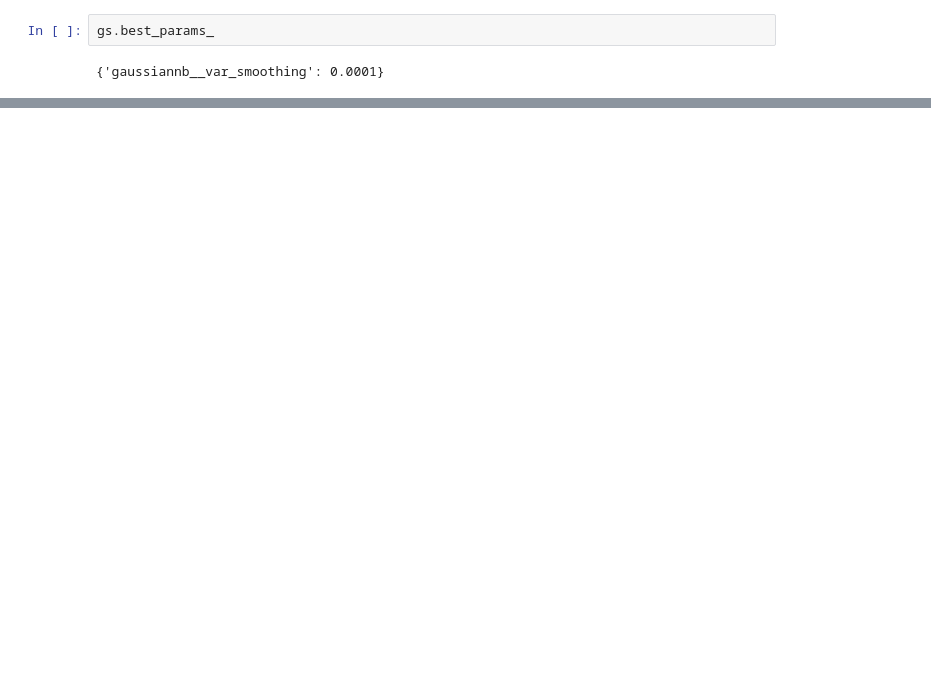
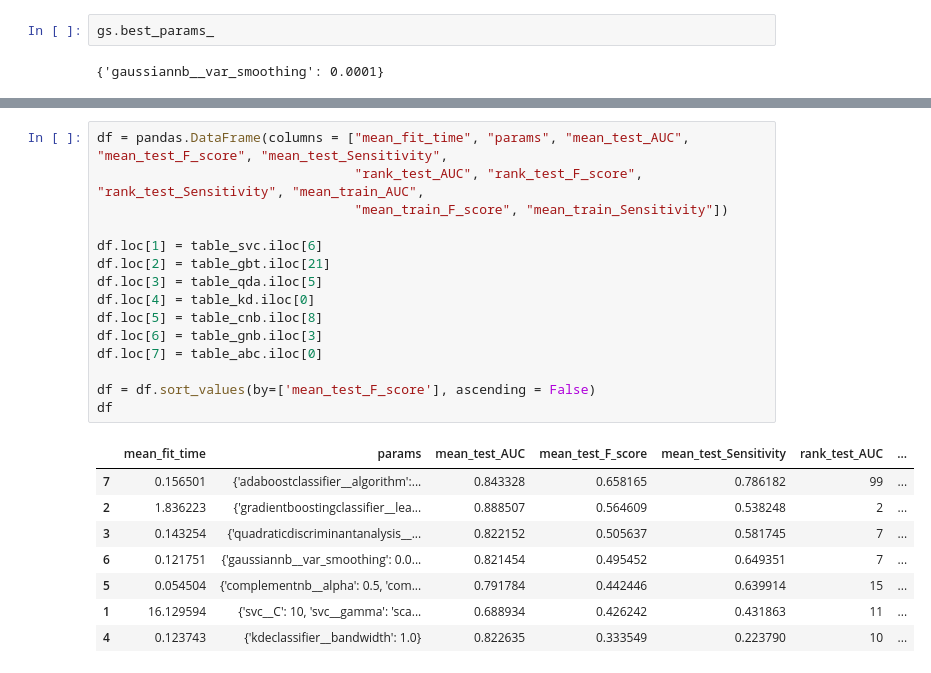
Before and after one commit to lkarol00/simulacion, a Jupyter notebook: Proyecto Semestre.ipynb, the cells around one changed output, grey strips where cells are left out. Saved outputs shown, nothing was run; the diff lists cells and outputs as text; blank space fills up the shorter version.

```diff
--- a/Proyecto Semestre.ipynb
+++ b/Proyecto Semestre.ipynb
@@ -893,0 +957,24 @@ table_abc
+# %%
+df = pandas.DataFrame(columns = ["mean_fit_time", "params", "mean_test_AUC", "mean_test_F_score", "mean_test_Sensitivity",
+                                 "rank_test_AUC", "rank_test_F_score", "rank_test_Sensitivity", "mean_train_AUC",
+                                 "mean_train_F_score", "mean_train_Sensitivity"])
+
+df.loc[1] = table_svc.iloc[6]
+df.loc[2] = table_gbt.iloc[21]
+df.loc[3] = table_qda.iloc[5]
+df.loc[4] = table_kd.iloc[0]
+df.loc[5] = table_cnb.iloc[8]
+df.loc[6] = table_gnb.iloc[3]
+df.loc[7] = table_abc.iloc[0]
+
+df = df.sort_values(by=['mean_test_F_score'], ascending = False)
+df
+# %% [output]
+|  | mean_fit_time | params | mean_test_AUC | mean_test_F_score | mean_test_Sensitivity | rank_test_AUC | ... |
+| 7 | 0.156501 | {'adaboostclassifier__algorithm':... | 0.843328 | 0.658165 | 0.786182 | 99 | ... |
+| 2 | 1.836223 | {'gradientboostingclassifier__lea... | 0.888507 | 0.564609 | 0.538248 | 2 | ... |
+| 3 | 0.143254 | {'quadraticdiscriminantanalysis__... | 0.822152 | 0.505637 | 0.581745 | 7 | ... |
+| 6 | 0.121751 | {'gaussiannb__var_smoothing': 0.0... | 0.821454 | 0.495452 | 0.649351 | 7 | ... |
+| 5 | 0.054504 | {'complementnb__alpha': 0.5, 'com... | 0.791784 | 0.442446 | 0.639914 | 15 | ... |
+| 1 | 16.129594 | {'svc__C': 10, 'svc__gamma': 'sca... | 0.688934 | 0.426242 | 0.431863 | 11 | ... |
+| 4 | 0.123743 | {'kdeclassifier__bandwidth': 1.0} | 0.822635 | 0.333549 | 0.223790 | 10 | ... |
```
Also changed, not shown: parts of 10 cells of this notebook.
